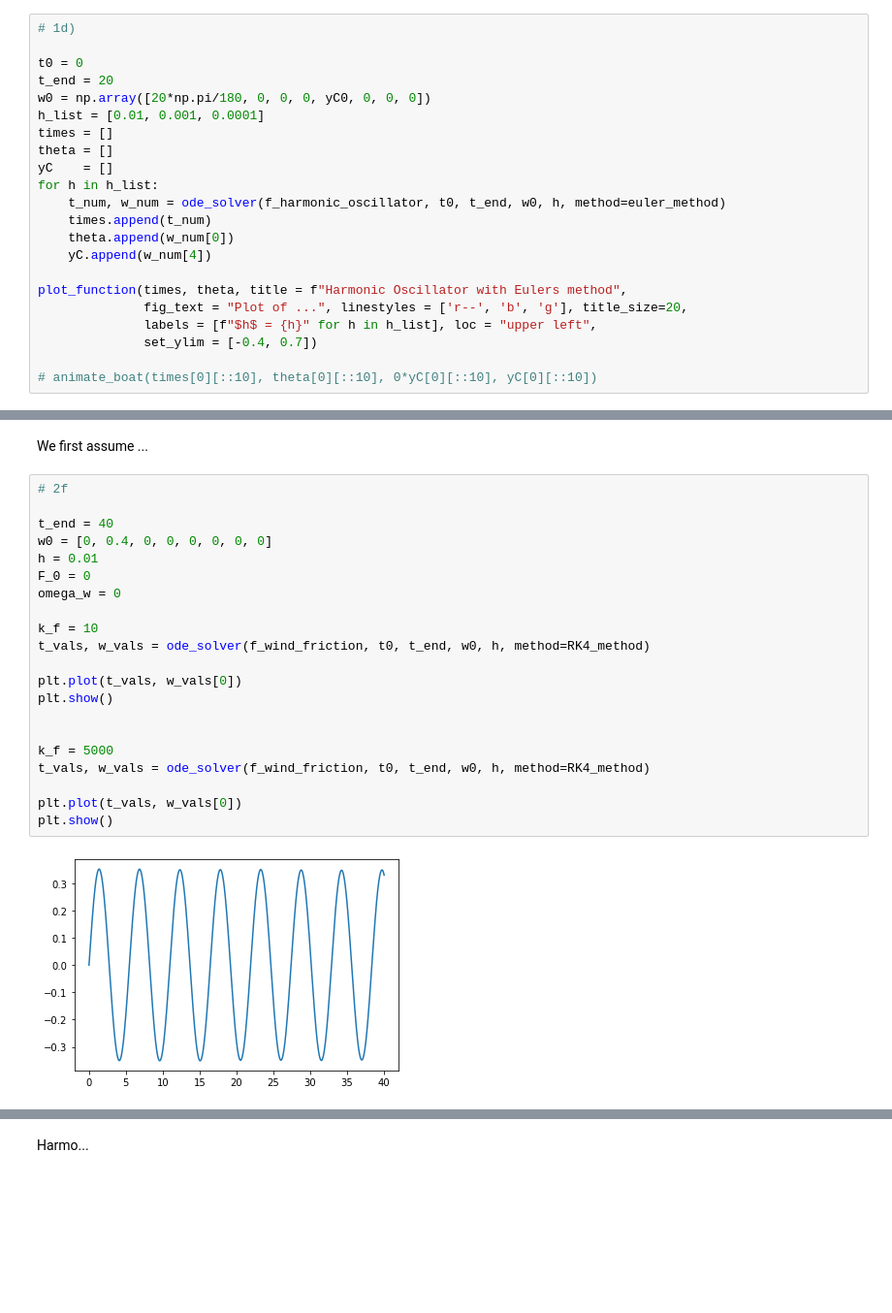
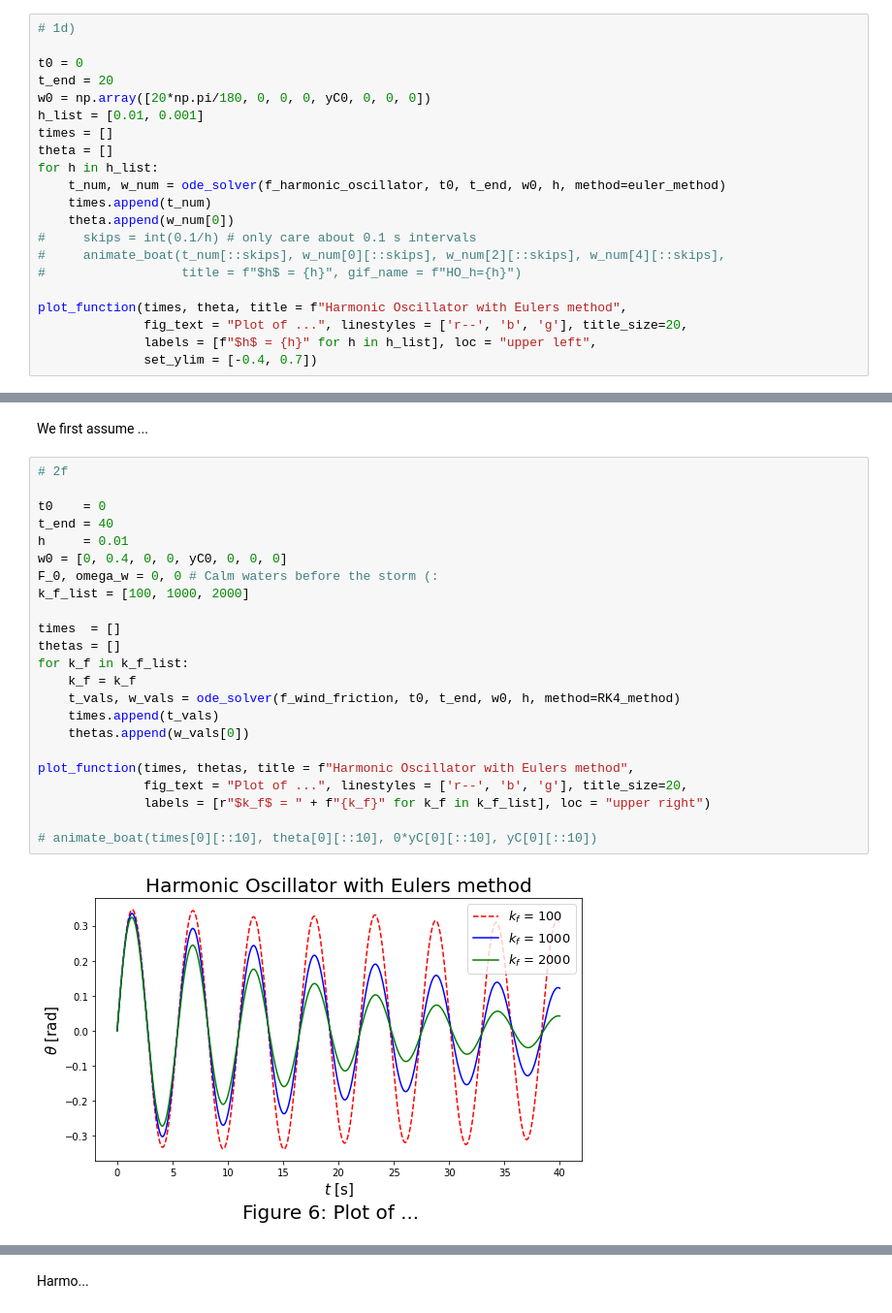
Before and after one commit to Trond01/TMA4320_prosjekt_2, a Jupyter notebook: prosjekt2.ipynb, the cells around one changed output, grey strips where cells are left out. Shown at 97% size. Saved outputs shown, nothing was run; the diff lists cells and outputs as text; blank space fills up the shorter version.

```diff
--- a/prosjekt2.ipynb
+++ b/prosjekt2.ipynb
@@ -611,20 +609,19 @@ We will now solve the equation with Eulers method. We start the ship at $\theta_
 t0 = 0
 t_end = 20
 w0 = np.array([20*np.pi/180, 0, 0, 0, yC0, 0, 0, 0])
-h_list = [0.01, 0.001, 0.0001]
+h_list = [0.01, 0.001]
 times = []
 theta = []
-yC    = []
 for h in h_list:
     t_num, w_num = ode_solver(f_harmonic_oscillator, t0, t_end, w0, h, method=euler_method)
     times.append(t_num)
     theta.append(w_num[0])
-    yC.append(w_num[4])
+#     skips = int(0.1/h) # only care about 0.1 s intervals
+#     animate_boat(t_num[::skips], w_num[0][::skips], w_num[2][::skips], w_num[4][::skips],
+#                  title = f"$h$ = {h}", gif_name = f"HO_h={h}")
 
 plot_function(times, theta, title = f"Harmonic Oscillator with Eulers method",
               fig_text = "Plot of ...", linestyles = ['r--', 'b', 'g'], title_size=20,
               labels = [f"$h$ = {h}" for h in h_list], loc = "upper left",
               set_ylim = [-0.4, 0.7])
-
-# animate_boat(times[0][::10], theta[0][::10], 0*yC[0][::10], yC[0][::10])
 # %% [output]
@@ -1118,23 +1155,25 @@ We first assume ...
 # %%
 # 2f
 
+t0    = 0
 t_end = 40
-w0 = [0, 0.4, 0, 0, 0, 0, 0, 0]
-h = 0.01
-F_0 = 0
-omega_w = 0
+h     = 0.01
+w0 = [0, 0.4, 0, 0, yC0, 0, 0, 0]
+F_0, omega_w = 0, 0 # Calm waters before the storm (:
+k_f_list = [100, 1000, 2000]
 
-k_f = 10
-t_vals, w_vals = ode_solver(f_wind_friction, t0, t_end, w0, h, method=RK4_method)
+times  = []
+thetas = []
+for k_f in k_f_list:
+    k_f = k_f
+    t_vals, w_vals = ode_solver(f_wind_friction, t0, t_end, w0, h, method=RK4_method)
+    times.append(t_vals)
+    thetas.append(w_vals[0])
 
-plt.plot(t_vals, w_vals[0])
-plt.show()
+plot_function(times, thetas, title = f"Harmonic Oscillator with Eulers method",
+              fig_text = "Plot of ...", linestyles = ['r--', 'b', 'g'], title_size=20,
+              labels = [r"$k_f$ = " + f"{k_f}" for k_f in k_f_list], loc = "upper right")
 
-
-k_f = 5000
-t_vals, w_vals = ode_solver(f_wind_friction, t0, t_end, w0, h, method=RK4_method)
-
-plt.plot(t_vals, w_vals[0])
-plt.show()
+# animate_boat(times[0][::10], theta[0][::10], 0*yC[0][::10], yC[0][::10])
 # %% [output]
-[figure, old version]
+[figure, new version]
```
Also changed, not shown: parts of 23 cells of this notebook, 13 other files.
